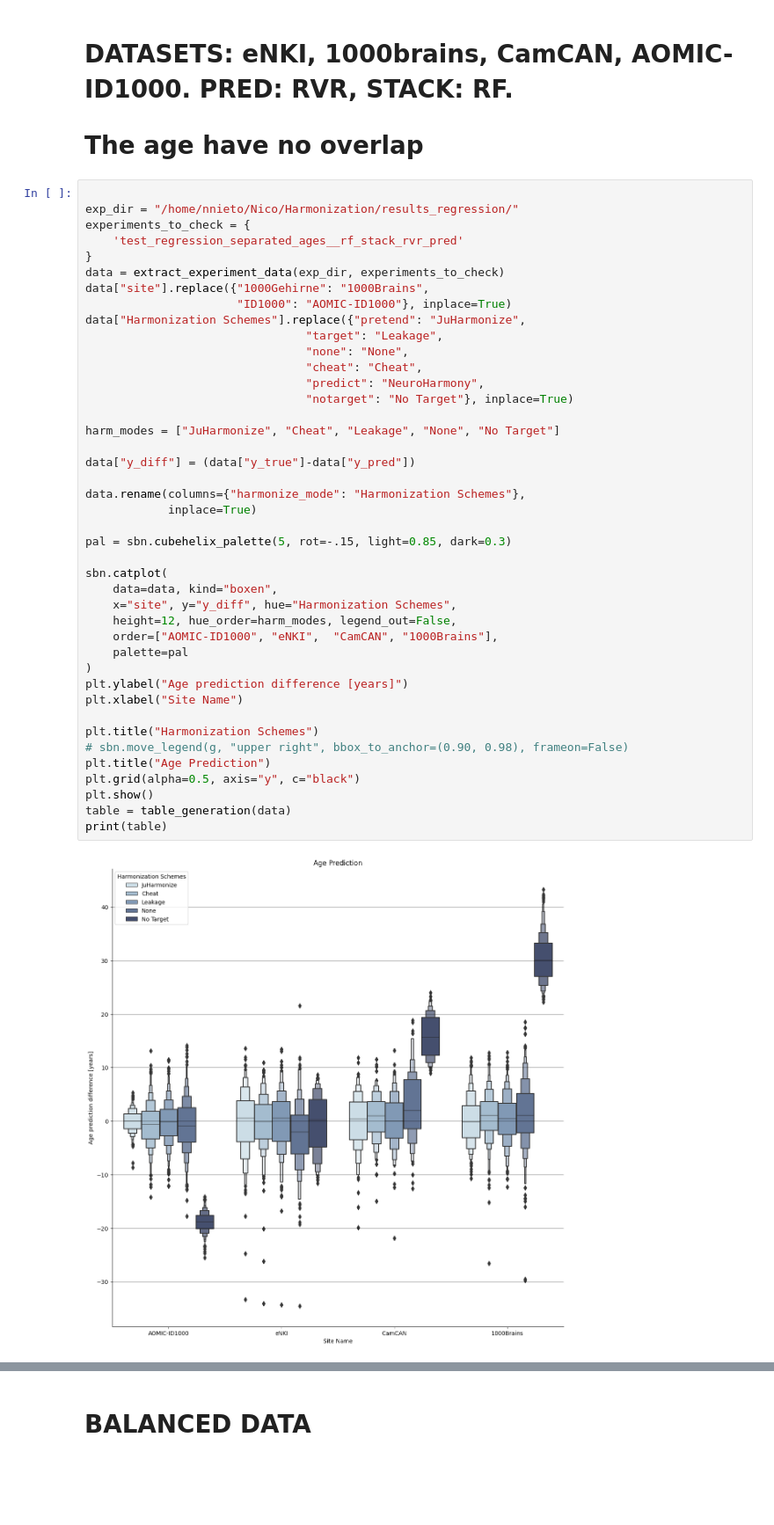
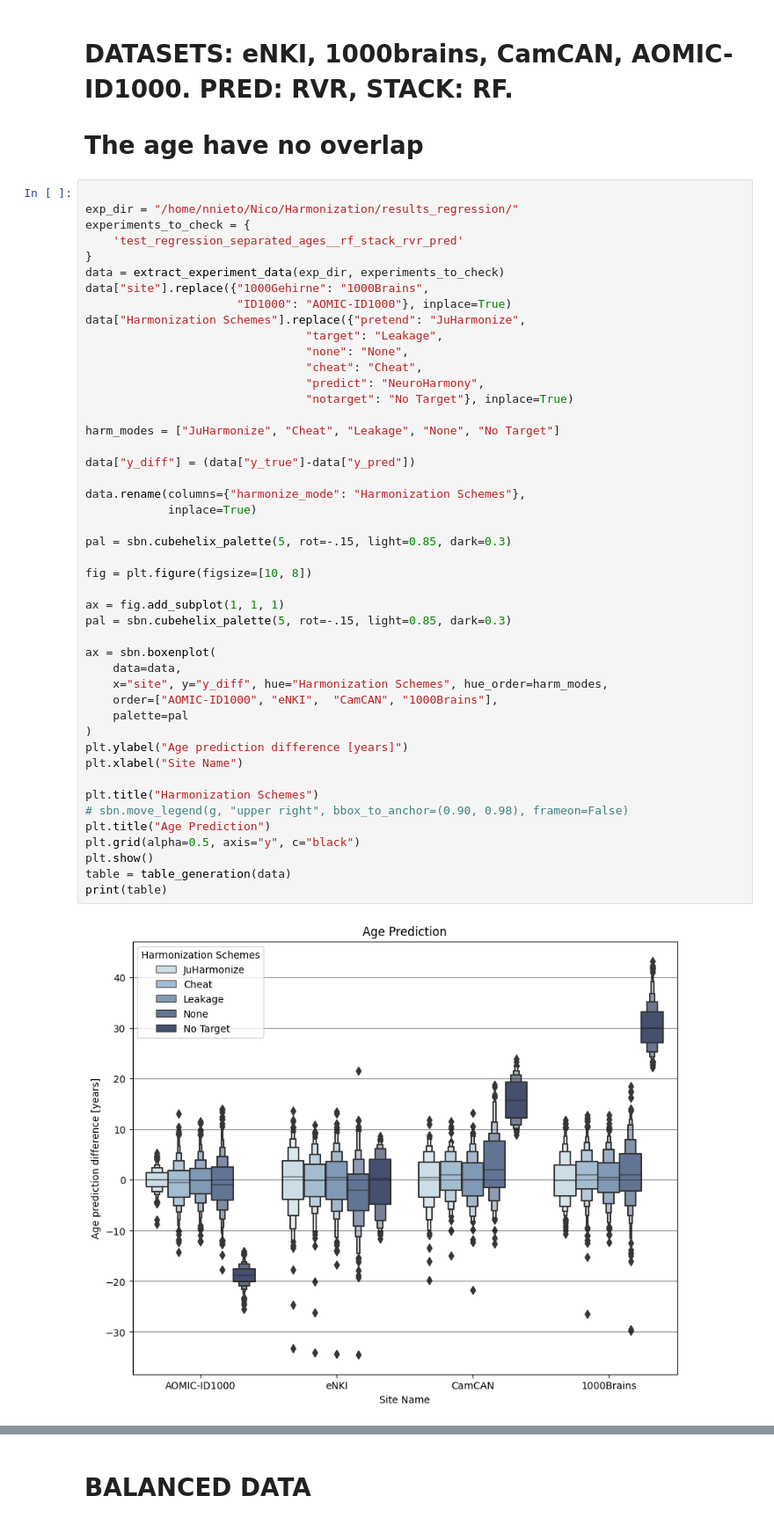
Before and after one commit to juaml/harmonize_project, a Jupyter notebook: 3_check_results/regression_plots.ipynb, the cells around one changed output, grey strips where cells are left out. Shown at 88% size. Drawn from its saved outputs; the diff is of its cells as text; blank space fills up the shorter version.

Commit message:
new plots

```diff
--- a/3_check_results/regression_plots.ipynb
+++ b/3_check_results/regression_plots.ipynb
@@ -139,38 +140,42 @@ data["site"].replace({"1000Gehirne": "1000Brains",
 data["Harmonization Schemes"].replace({"pretend": "JuHarmonize",
                                 "target": "Leakage",
                                 "none": "None",
                                 "cheat": "Cheat",
                                 "predict": "NeuroHarmony",
                                 "notarget": "No Target"}, inplace=True)
 
 harm_modes = ["JuHarmonize", "Cheat", "Leakage", "None", "No Target"]
 
 data["y_diff"] = (data["y_true"]-data["y_pred"])
 
 data.rename(columns={"harmonize_mode": "Harmonization Schemes"},
             inplace=True)
 
 pal = sbn.cubehelix_palette(5, rot=-.15, light=0.85, dark=0.3)
 
-sbn.catplot(
-    data=data, kind="boxen",
-    x="site", y="y_diff", hue="Harmonization Schemes",
-    height=12, hue_order=harm_modes, legend_out=False,
+fig = plt.figure(figsize=[10, 8])
+
+ax = fig.add_subplot(1, 1, 1)
+pal = sbn.cubehelix_palette(5, rot=-.15, light=0.85, dark=0.3)
+
+ax = sbn.boxenplot(
+    data=data,
+    x="site", y="y_diff", hue="Harmonization Schemes", hue_order=harm_modes,
     order=["AOMIC-ID1000", "eNKI",  "CamCAN", "1000Brains"],
     palette=pal
 )
 plt.ylabel("Age prediction difference [years]")
 plt.xlabel("Site Name")
 
 plt.title("Harmonization Schemes")
 # sbn.move_legend(g, "upper right", bbox_to_anchor=(0.90, 0.98), frameon=False)
 plt.title("Age Prediction")
 plt.grid(alpha=0.5, axis="y", c="black")
 plt.show()
 table = table_generation(data)
 print(table)
 # %% [output]
-[figure, old version]
+[figure, new version]
               Age_bias        R2        MAE
 Cheat        -0.163459  0.960024   3.358533
 JuHarmonize  -0.122256  0.969992   2.702613
```
Also changed, not shown: parts of 19 cells of this notebook, 6 other files.
